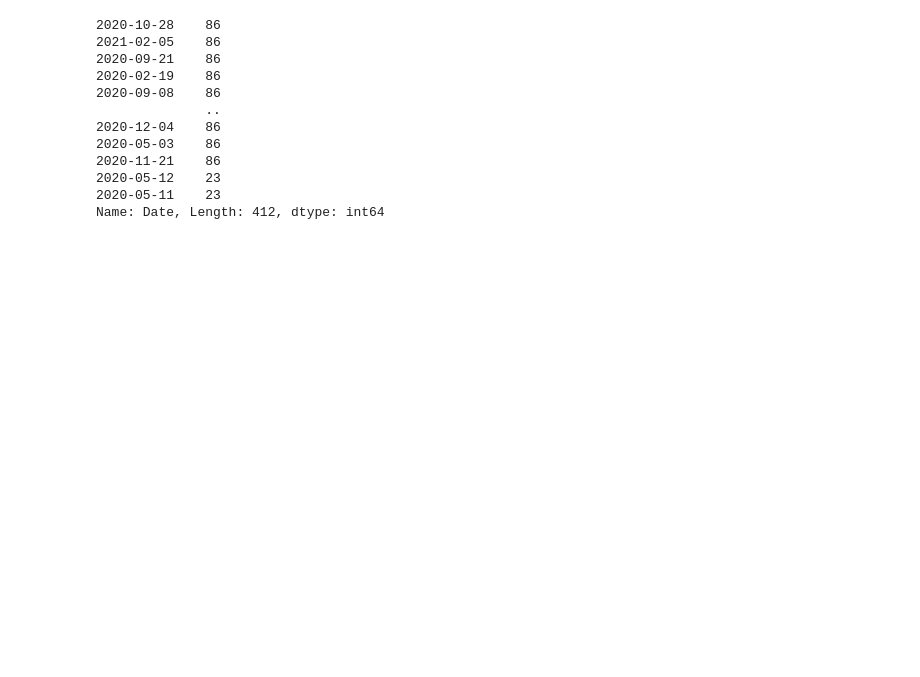
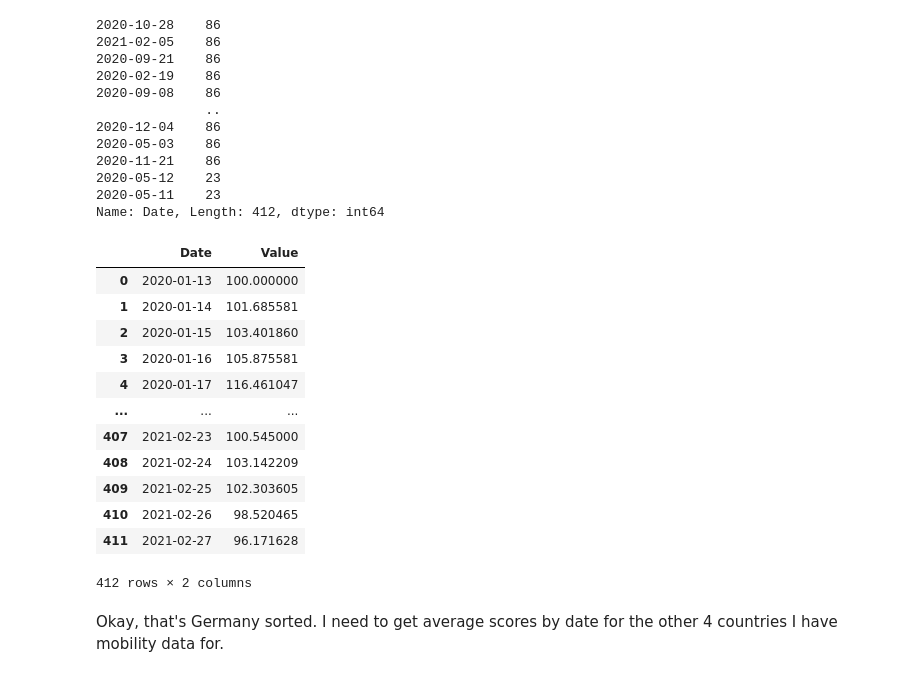
Before and after one commit to griffinwt/Hackathon_March2021, a Jupyter notebook: EDA_Will.ipynb, the cells around one changed output. Saved outputs shown, nothing was run; the diff lists cells and outputs as text; code cells hidden in the pictures; blank space fills up the shorter version.

Commit message:
progress, target data

```diff
--- a/EDA_Will.ipynb
+++ b/EDA_Will.ipynb
@@ -114,0 +117,20 @@ germany2 = pd.DataFrame(germany.groupby('Date')['Value'].mean())
+# %%
+test_g = pd.read_csv('Germany_avg_trans.csv')
+# %%
+test_g
+# %% [output]
+|  | Date | Value |
+| 0 | 2020-01-13 | 100.000000 |
+| 1 | 2020-01-14 | 101.685581 |
+| 2 | 2020-01-15 | 103.401860 |
+| 3 | 2020-01-16 | 105.875581 |
+| 4 | 2020-01-17 | 116.461047 |
+| ... | ... | ... |
+| 407 | 2021-02-23 | 100.545000 |
+| 408 | 2021-02-24 | 103.142209 |
+| 409 | 2021-02-25 | 102.303605 |
+| 410 | 2021-02-26 | 98.520465 |
+| 411 | 2021-02-27 | 96.171628 |
+412 rows × 2 columns
+# %% [markdown]
+Okay, that's Germany sorted. I need to get average scores by date for the other 4 countries I have mobility data for.
```
Also changed, not shown: parts of 1 cell of this notebook, 2 other files.
